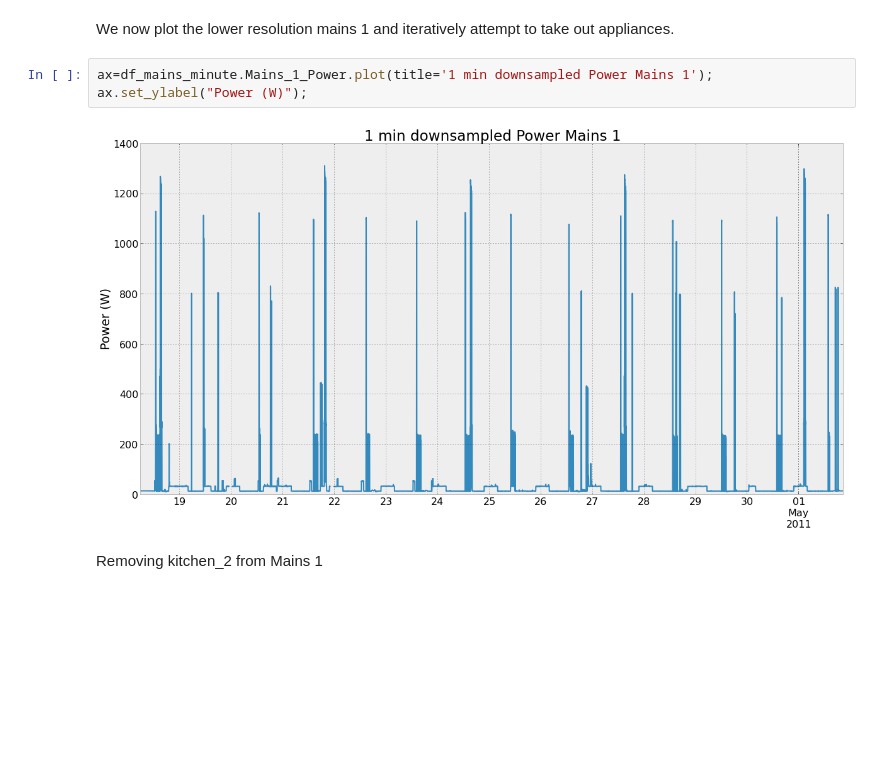
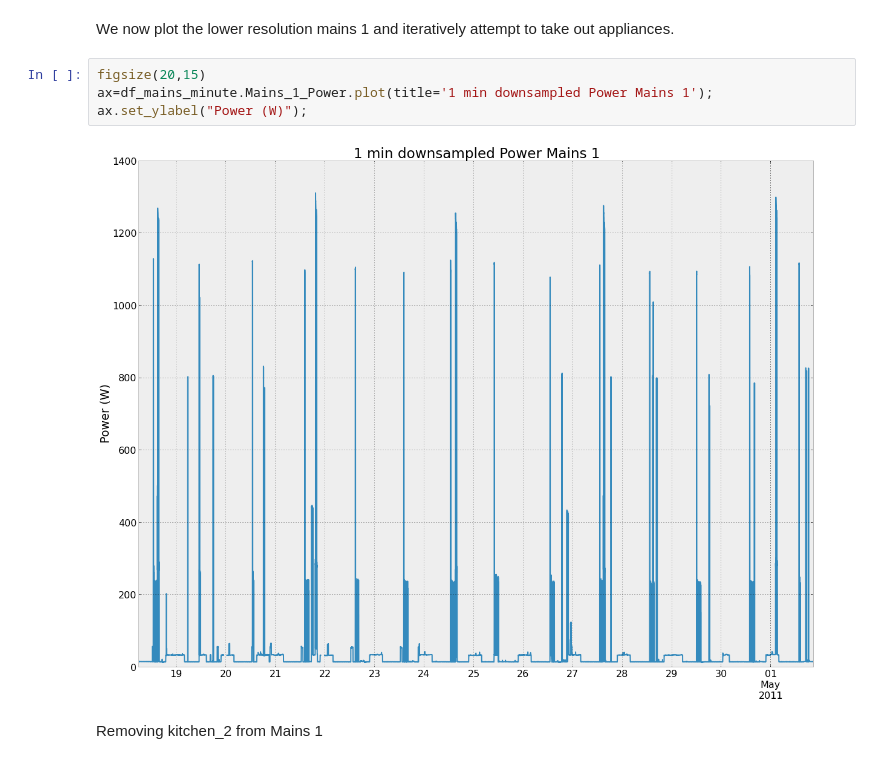
Before and after one commit to nipunbatra/nilm, a Jupyter notebook: REDD_House2_Analysis.ipynb, the cells around one changed output. Cells and saved outputs as stored; diff of their text form; blank space fills up the shorter version.

```diff
--- a/REDD_House2_Analysis.ipynb
+++ b/REDD_House2_Analysis.ipynb
@@ -357,10 +364,11 @@ Length: 19618, Freq: T, Timezone: None
 # %% [markdown]
 We now plot the lower resolution mains 1 and iteratively attempt to take out appliances.
 # %%
+figsize(20,15)
 ax=df_mains_minute.Mains_1_Power.plot(title='1 min downsampled Power Mains 1');
 ax.set_ylabel("Power (W)");
 # %% [output]
-[figure, old version]
+[figure, new version]
 # %% [markdown]
 Removing kitchen_2 from Mains 1
 # %%
```
Also changed, not shown: parts of 45 cells of this notebook.
